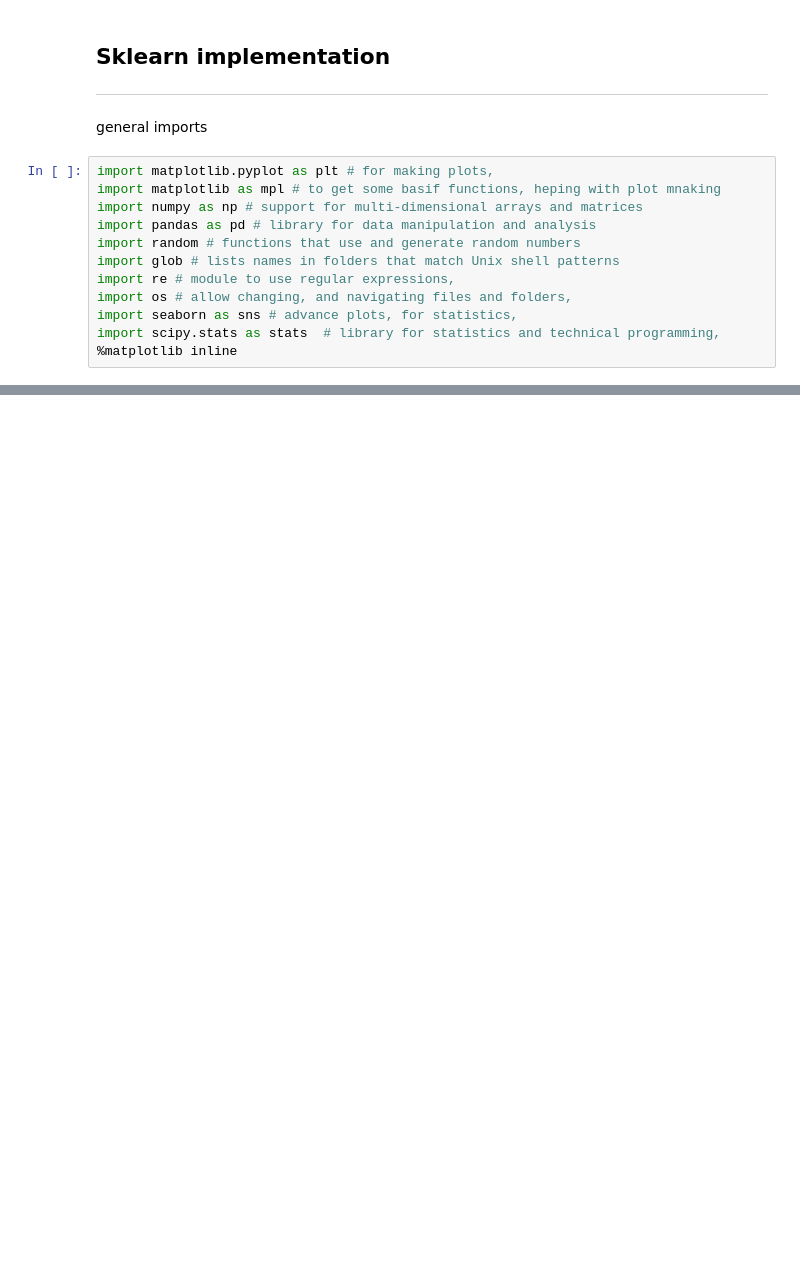
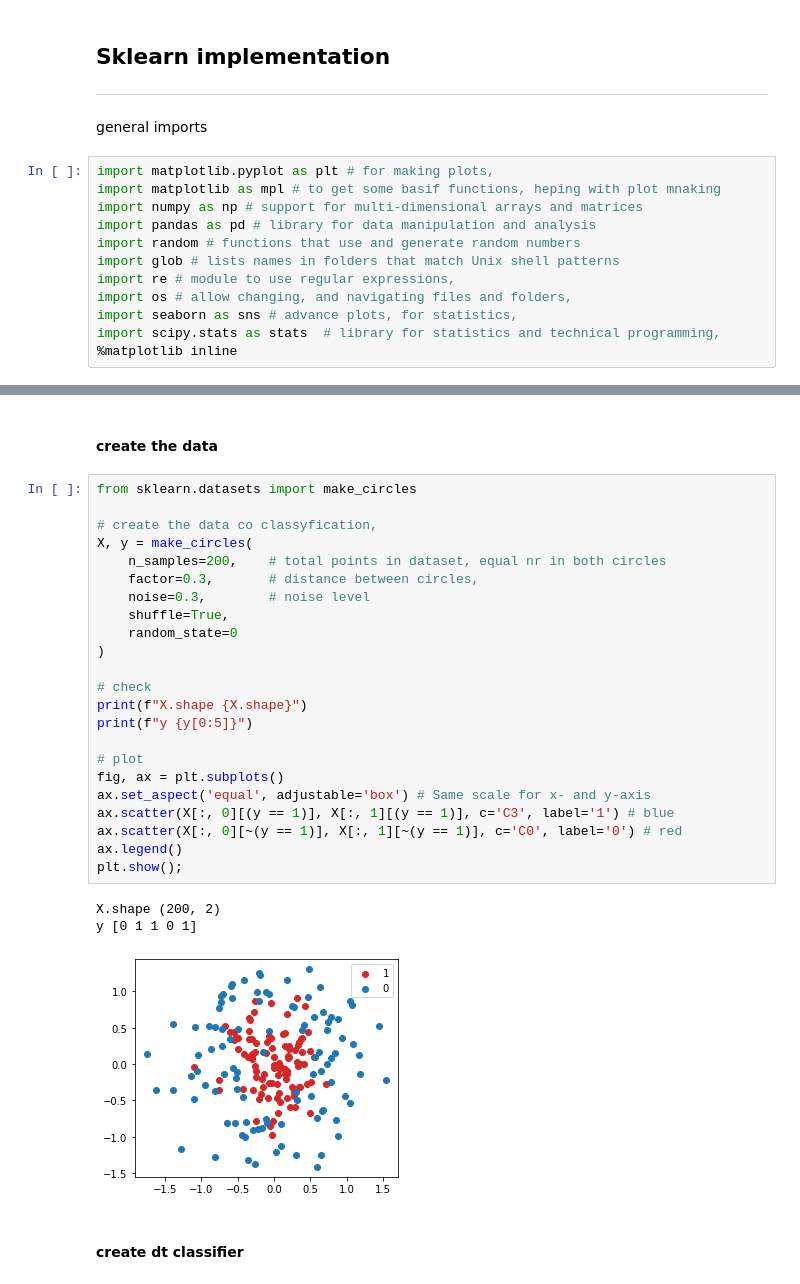
Before and after one commit to PawelRosikiewicz/MachineLearning, a Jupyter notebook: MachineLearning_code_examples/Tree_methods.ipynb, the cells around one changed output, grey strips where cells are left out. Saved outputs shown, nothing was run; the diff lists cells and outputs as text; blank space fills up the shorter version.

```diff
--- a/MachineLearning_code_examples/Tree_methods.ipynb
+++ b/MachineLearning_code_examples/Tree_methods.ipynb
@@ -86,0 +99,31 @@ import scipy.stats as stats  # library for statistics and technical programming,
+# %% [markdown]
+#### create the data
+# %%
+from sklearn.datasets import make_circles
+
+# create the data co classyfication,
+X, y = make_circles(
+    n_samples=200,    # total points in dataset, equal nr in both circles
+    factor=0.3,       # distance between circles,
+    noise=0.3,        # noise level
+    shuffle=True,
+    random_state=0
+)
+
+# check
+print(f"X.shape {X.shape}")
+print(f"y {y[0:5]}")
+
+# plot
+fig, ax = plt.subplots()
+ax.set_aspect('equal', adjustable='box') # Same scale for x- and y-axis
+ax.scatter(X[:, 0][(y == 1)], X[:, 1][(y == 1)], c='C3', label='1') # blue
+ax.scatter(X[:, 0][~(y == 1)], X[:, 1][~(y == 1)], c='C0', label='0') # red
+ax.legend()
+plt.show();
+# %% [output]
+X.shape (200, 2)
+y [0 1 1 0 1]
+[figure, added]
+# %% [markdown]
+#### create dt classifier
```
Also changed, not shown: parts of 9 cells of this notebook, 5 other files.
